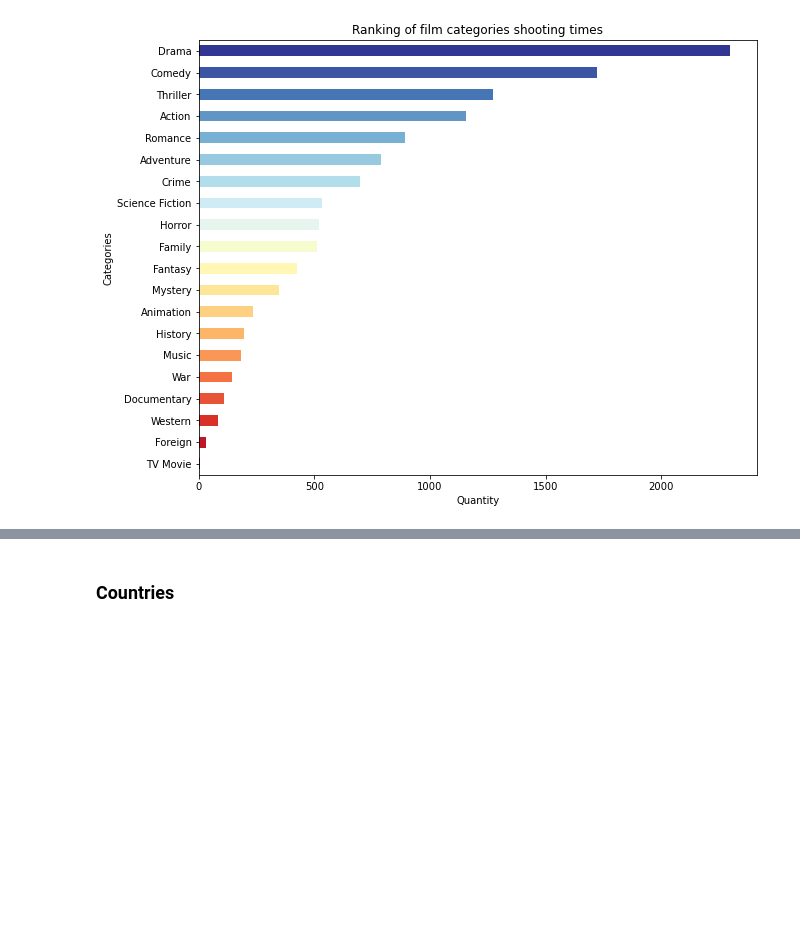
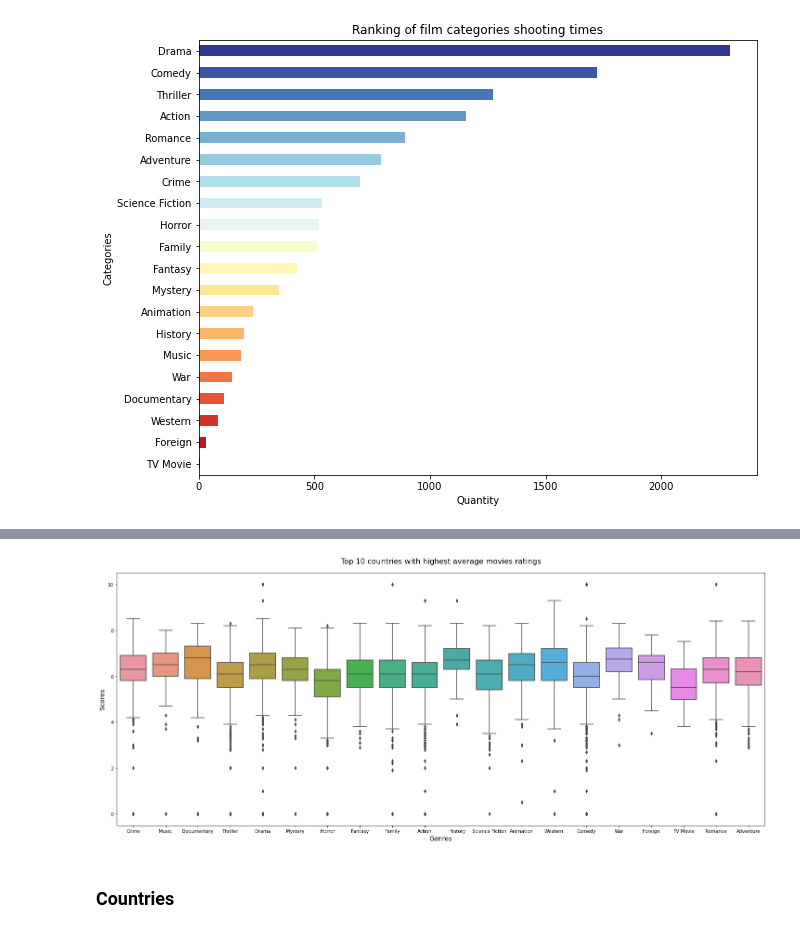
Before and after one commit to Tim-eyes/Data-Analytics-Sheet, a Jupyter notebook: movie.ipynb, the cells around one changed output, grey strips where cells are left out. Drawn from its saved outputs; the diff is of its cells as text; code cells hidden in the pictures; blank space fills up the shorter version.

```diff
--- a/movie.ipynb
+++ b/movie.ipynb
@@ -253,0 +272,10 @@ plt.show()
+# %%
+genres_df = pd.DataFrame(index=range(0,4803),columns=genres_)
+for i in pd.DataFrame(genres).index:
+    list_=[]
+    for j,t in zip(new_df["genres"],new_df["vote_average"]):
+        if i in j:
+            list_.append(t)
+    genres_df[i]=pd.Series(list_)
+genres_vote=genres_df.describe().T
+genres_vote
@@ -253,0 +300,6 @@ plt.show()
+# %%
+genres_df = genres_df.T.stack().reset_index(level=1
+                            ,drop=True
+                            ,inplace= False
+                            ).reset_index().rename(columns={"index":"genres",0:"score"})
+genres_df["genres"].value_counts().sort_index()
@@ -254,3 +340,12 @@ plt.show()
+# %%
+plt.figure(figsize=(25,10))
+sns.boxplot(x='genres',y='score', data=genres_df)
+plt.xlabel(xlabel="Genres",fontsize=14)
+plt.ylabel(ylabel="Scores",fontsize=14)
+plt.title('Top 10 countries with highest average movies ratings',fontsize=16,pad=20)
+plt.show()
+# %% [output]
+[figure, added]
 # %% [markdown]
 ### Countries
 # %%
```
Also changed, not shown: parts of 35 cells of this notebook, 1 other file.
